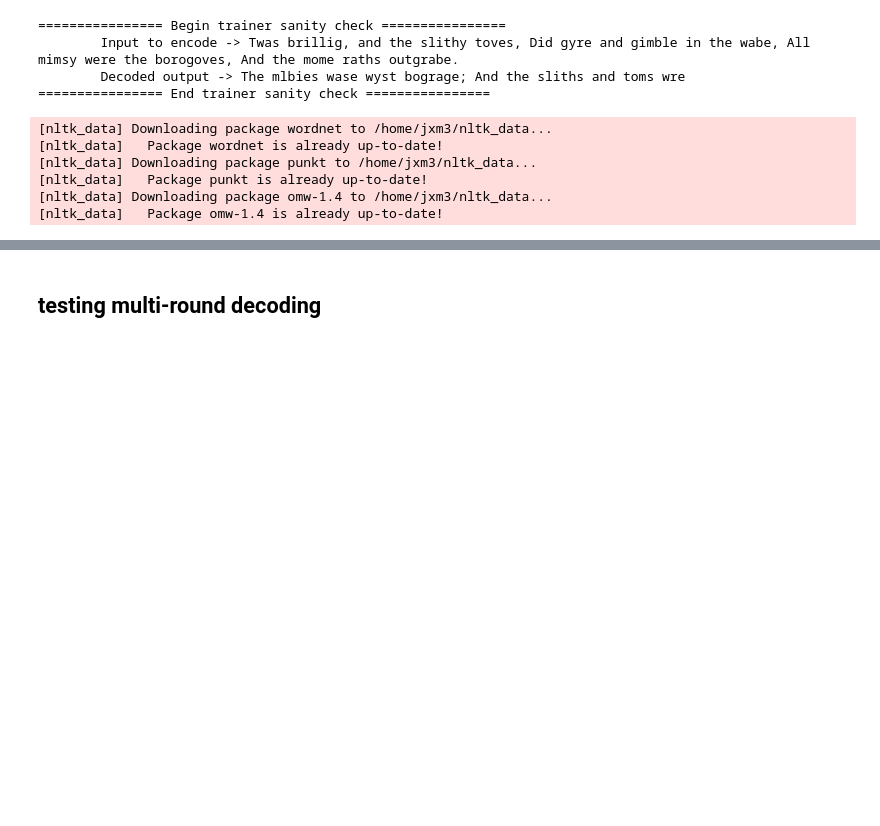
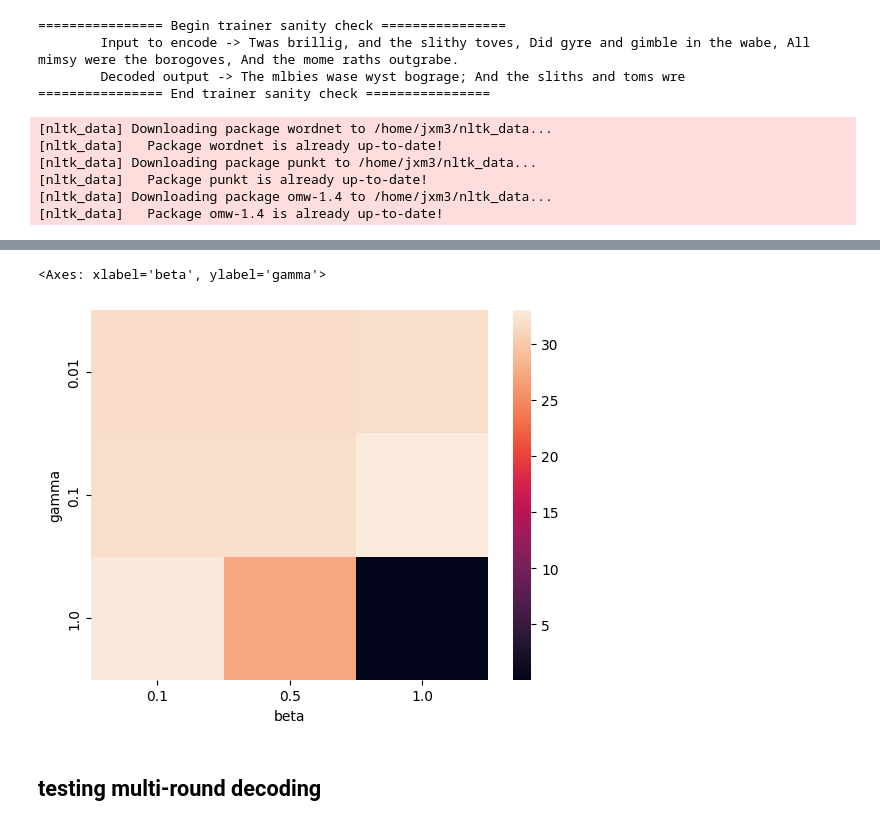
Before and after one commit to jxmorris12/vec2text, a Jupyter notebook: notebooks/2023-05-08 Multi-round contrastive decoding.ipynb, the cells around one changed output, grey strips where cells are left out. Cells and saved outputs as stored; diff of their text form; code cells hidden in the pictures; blank space fills up the shorter version.

Commit message:
no success with multi-round stuff.

```diff
--- a/notebooks/2023-05-08 Multi-round contrastive decoding.ipynb
+++ b/notebooks/2023-05-08 Multi-round contrastive decoding.ipynb
@@ -39,0 +42,24 @@ For now, this behavior is kept to avoid breaking backwards compatibility when pa
+# %%
+data = []
+for beta in [1.0, 0.5, 0.1]:
+    for gamma in [.01, .1, 1.0,]:
+        print(gamma)
+        trainer.inversion_trainer.gen_kwargs = {
+            "early_stopping": False,
+            "num_beams": 1,
+            "do_sample": False,
+            "no_repeat_ngram_size": 0,
+        }
+        trainer.inversion_trainer.args.per_device_eval_batch_size = 64
+        trainer.inversion_trainer.generation_strategy = "contrastive"
+        trainer.inversion_trainer.contrastive_generation_alpha = 0.0
+        trainer.inversion_trainer.contrastive_generation_beta = beta
+        trainer.inversion_trainer.contrastive_generation_gamma = gamma
+        trainer.inversion_trainer.contrastive_generation_hypothesis_num_samples = 2
+        trainer.inversion_trainer.contrastive_generation_num_rounds = 1
+        metrics = trainer.inversion_trainer.evaluate(
+            eval_dataset=trainer.eval_dataset["nq"]
+        )
+        metrics['beta'] = beta
+        metrics['gamma'] = gamma
+        data.append(metrics)
@@ -39,0 +190,11 @@ For now, this behavior is kept to avoid breaking backwards compatibility when pa
+# %%
+j = 0
+for beta in [1.0, 0.5, 0.1]:
+    for gamma in [.01, .1, 1.0,]:
+        data[j]['beta'] = beta
+        data[j]['gamma'] = gamma
+        j += 1
+# %%
+import pandas as pd
+df = pd.DataFrame(data)
+df.head()
@@ -40,3 +210,10 @@ For now, this behavior is kept to avoid breaking backwards compatibility when pa
+# %%
+import seaborn as sns
+
+sns.heatmap(df.pivot(index='gamma', columns='beta', values='eval_bleu_score'))
+# %% [output]
+<Axes: xlabel='beta', ylabel='gamma'>
+[figure, added]
 # %% [markdown]
 ## testing multi-round decoding
 # %%
```
Also changed, not shown: parts of 6 cells of this notebook, 2 other files.
